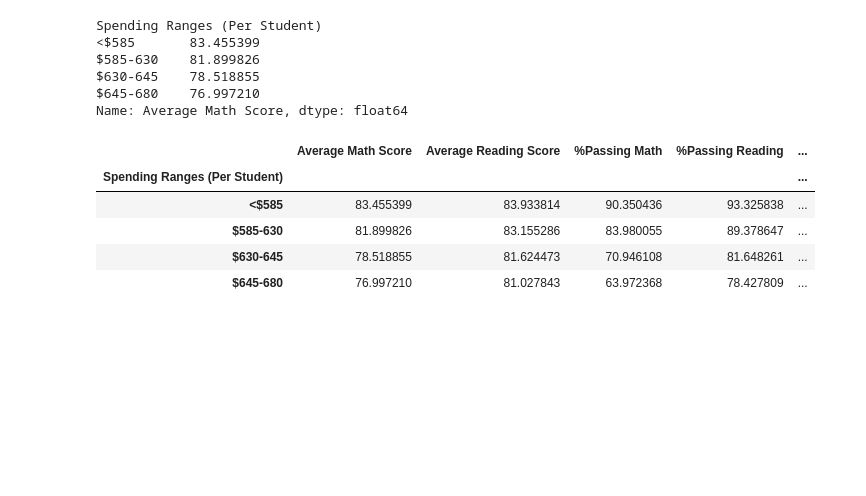
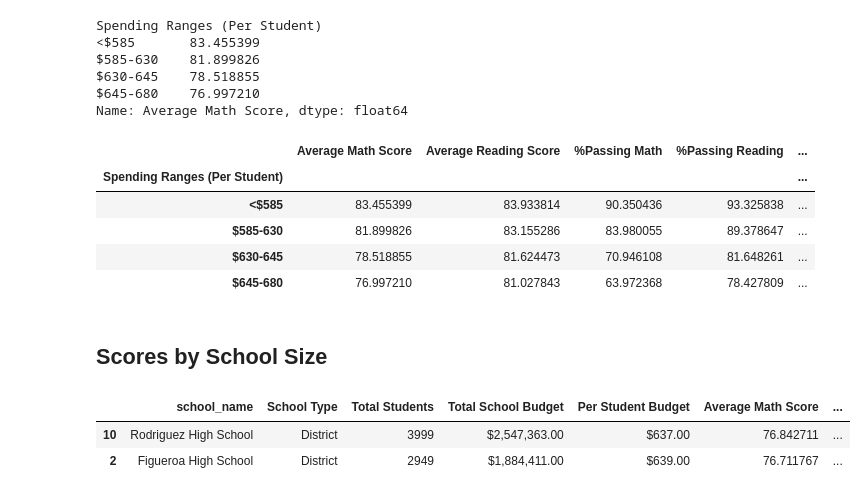
Before and after one commit to juansierra1182/pandas-challenge, a Jupyter notebook: PyCitySchools/main.ipynb, the cells around one changed output. Drawn from its saved outputs; the diff is of its cells as text; code cells hidden in the pictures; blank space fills up the shorter version.

```diff
--- a/PyCitySchools/main.ipynb
+++ b/PyCitySchools/main.ipynb
@@ -435,3 +435,5 @@ spending_summary
 | $585-630 | 81.899826 | 83.155286 | 83.980055 | 89.378647 | ... |
 | $630-645 | 78.518855 | 81.624473 | 70.946108 | 81.648261 | ... |
 | $645-680 | 76.997210 | 81.027843 | 63.972368 | 78.427809 | ... |
+# %% [markdown]
+## Scores by School Size
@@ -437,0 +444,12 @@ spending_summary
+# %%
+# Categorize the spending based on the bins
+# Use `pd.cut` on the "Total Students" column of the `per_school_summary` DataFrame.
+
+per_school_summary["School Size"] = pd.cut(per_school_summary["Total Students"],bins=size_bins, labels=labels)
+
+#Visualizing
+per_school_summary.head(2)
+# %% [output]
+|  | school_name | School Type | Total Students | Total School Budget | Per Student Budget | Average Math Score | ... |
+| 10 | Rodriguez High School | District | 3999 | $2,547,363.00 | $637.00 | 76.842711 | ... |
+| 2 | Figueroa High School | District | 2949 | $1,884,411.00 | $639.00 | 76.711767 | ... |
```
Also changed, not shown: parts of 3 cells of this notebook.
